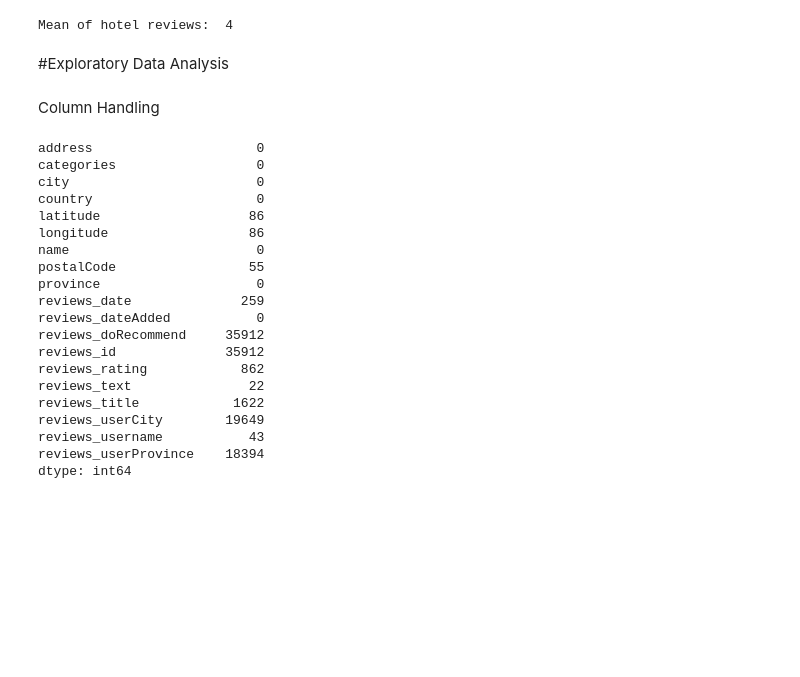
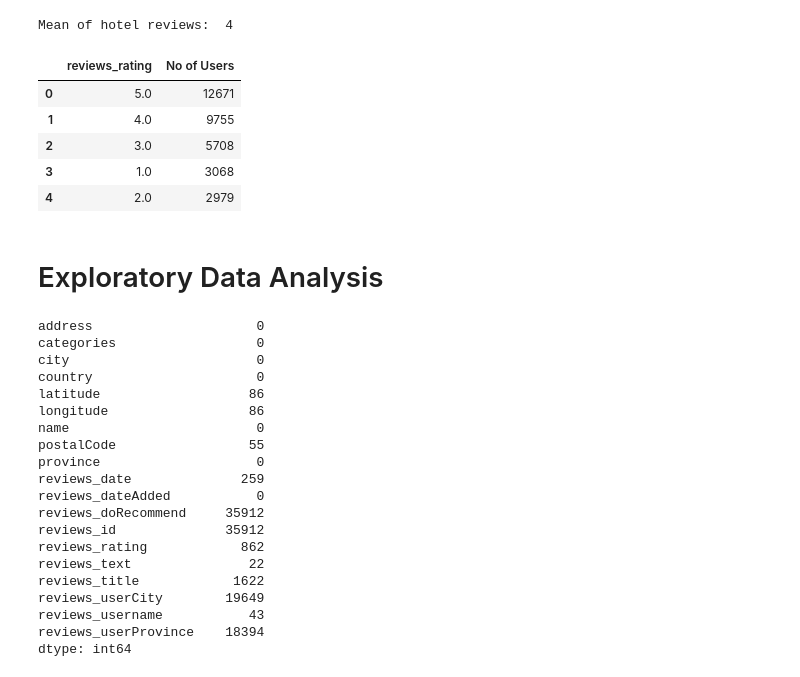
Before and after one commit to kristaLumbantoruan/PBA_Evlogimenos, a Jupyter notebook: Naive Bayes.ipynb, the cells around one changed output. Drawn from its saved outputs; the diff is of its cells as text; code cells hidden in the pictures; blank space fills up the shorter version.

```diff
--- a/Naive Bayes.ipynb
+++ b/Naive Bayes.ipynb
@@ -139,10 +102,18 @@ corpus.describe()
 print('Mean of hotel reviews: ', round(corpus['reviews_rating'].mean()))
 # %% [output]
 Mean of hotel reviews:  4
+# %%
+review=pd.DataFrame(corpus.groupby('reviews_rating').size().sort_values(ascending=False).rename('No of Users').reset_index())
+review.head()
+# %% [output]
+|  | reviews_rating | No of Users |
+| 0 | 5.0 | 12671 |
+| 1 | 4.0 | 9755 |
+| 2 | 3.0 | 5708 |
+| 3 | 1.0 | 3068 |
+| 4 | 2.0 | 2979 |
 # %% [markdown]
-#Exploratory Data Analysis
+# Exploratory Data Analysis
-# %% [markdown]
-Column Handling
 # %%
 #Check for missing values in the dataset
 corpus.isnull().sum(axis=0)
```
Also changed, not shown: parts of 18 cells of this notebook.
